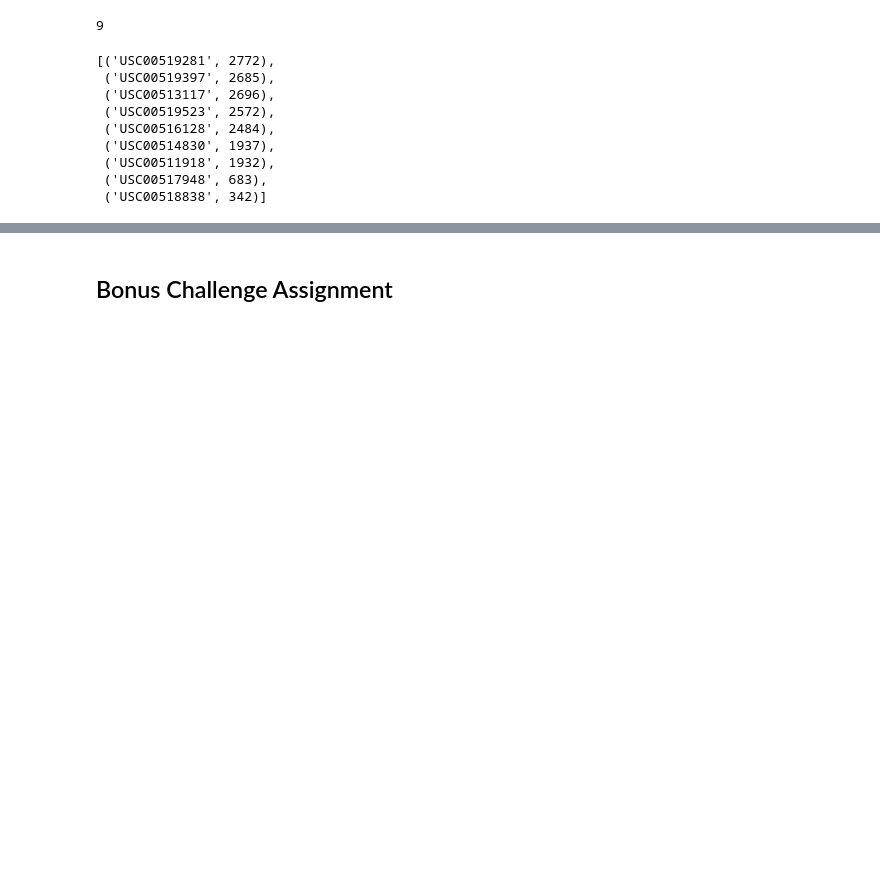
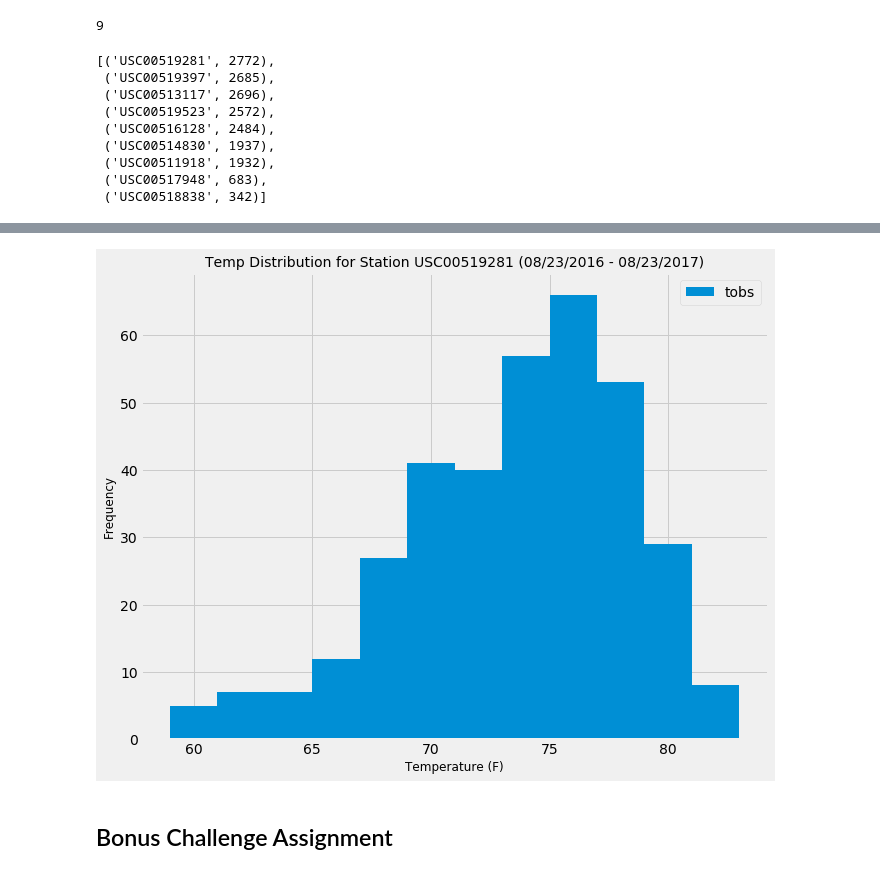
Before and after one commit to Nicole1701/climate-analysis-sqlalchemy, a Jupyter notebook: climate_starter.ipynb, the cells around one changed output, grey strips where cells are left out. Saved outputs shown, nothing was run; the diff lists cells and outputs as text; code cells hidden in the pictures; blank space fills up the shorter version.

```diff
--- a/climate_starter.ipynb
+++ b/climate_starter.ipynb
@@ -144,3 +148,10 @@ station_precip_totals
 # %%
-# Choose the station with the highest number of temperature observations.
-# Query the last 12 months of temperature observation data for this station and plot the results as a histogram
+# Choose the station with the highest number of temperature observations and query the last 12 months of temp observation data.
+highest_station = session.query(measurement.date, measurement.tobs).\
+                    filter(measurement.station == 'USC00519281').\
+                    filter(measurement.date >= last_year).all()
+
+
+# Create dataframe
+highest_station_df = pd.DataFrame(highest_station)
+highest_station_df.head()
@@ -147,3 +165,18 @@ station_precip_totals
+# %%
+# Create histogram of the results.
+highest_station_df.plot(kind='hist', bins=12, figsize=(10,8))
+
+plt.title("Temp Distribution for Station USC00519281 (08/23/2016 - 08/23/2017)", fontsize=14)
+plt.xlabel("Temperature (F)", fontsize=12)
+plt.ylabel("Frequency", fontsize=12)
+
+
+# Save image
+plt.savefig("images/histogram.png")
+
+plt.show()
+# %% [output]
+[figure, added]
 # %% [markdown]
 ## Bonus Challenge Assignment
 # %%
```
Also changed, not shown: parts of 2 cells of this notebook, 1 other file.
